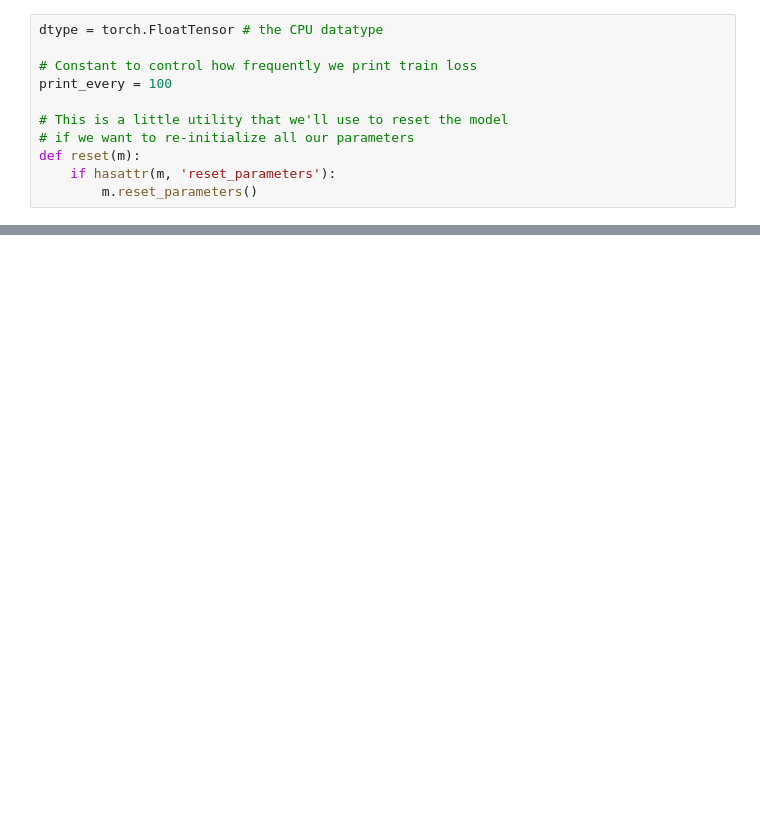
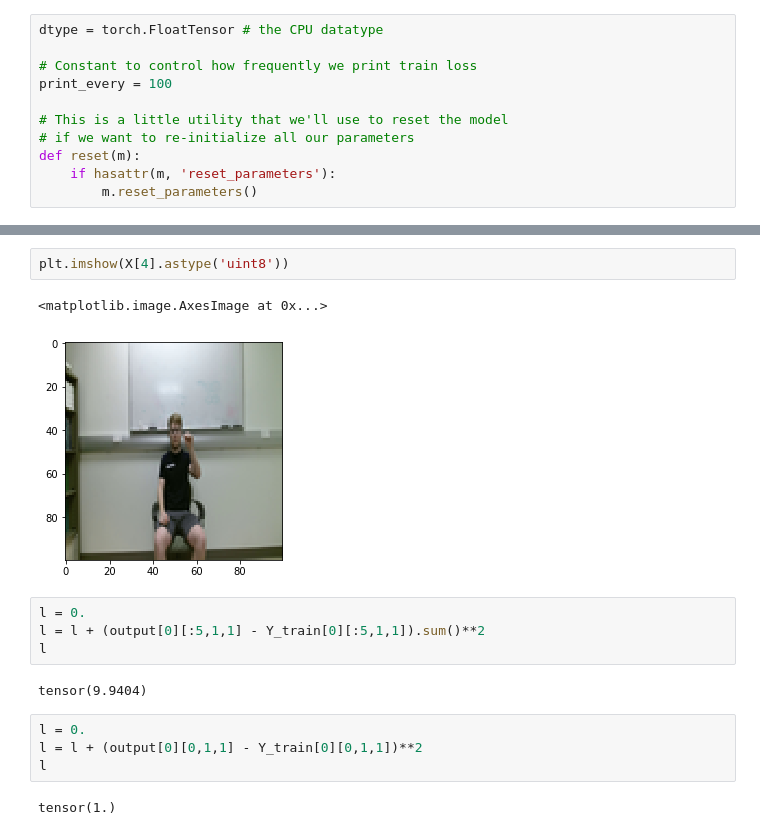
Before and after one commit to lujohn/175_project, a Jupyter notebook: John's Notebook.ipynb, the cells around one changed output, grey strips where cells are left out. Drawn from its saved outputs; the diff is of its cells as text; blank space fills up the shorter version.

```diff
--- a/John's Notebook.ipynb
+++ b/John's Notebook.ipynb
@@ -156,0 +252,17 @@ ans = fixed_model(x_var)        # Feed it through the model!
+# %%
+plt.imshow(X[4].astype('uint8'))
+# %% [output]
+<matplotlib.image.AxesImage at 0x...>
+[figure, added]
+# %%
+l = 0.
+l = l + (output[0][:5,1,1] - Y_train[0][:5,1,1]).sum()**2
+l
+# %% [output]
+tensor(9.9404)
+# %%
+l = 0.
+l = l + (output[0][0,1,1] - Y_train[0][0,1,1])**2
+l
+# %% [output]
+tensor(1.)
```
Also changed, not shown: parts of 26 cells of this notebook, 1 other file.
